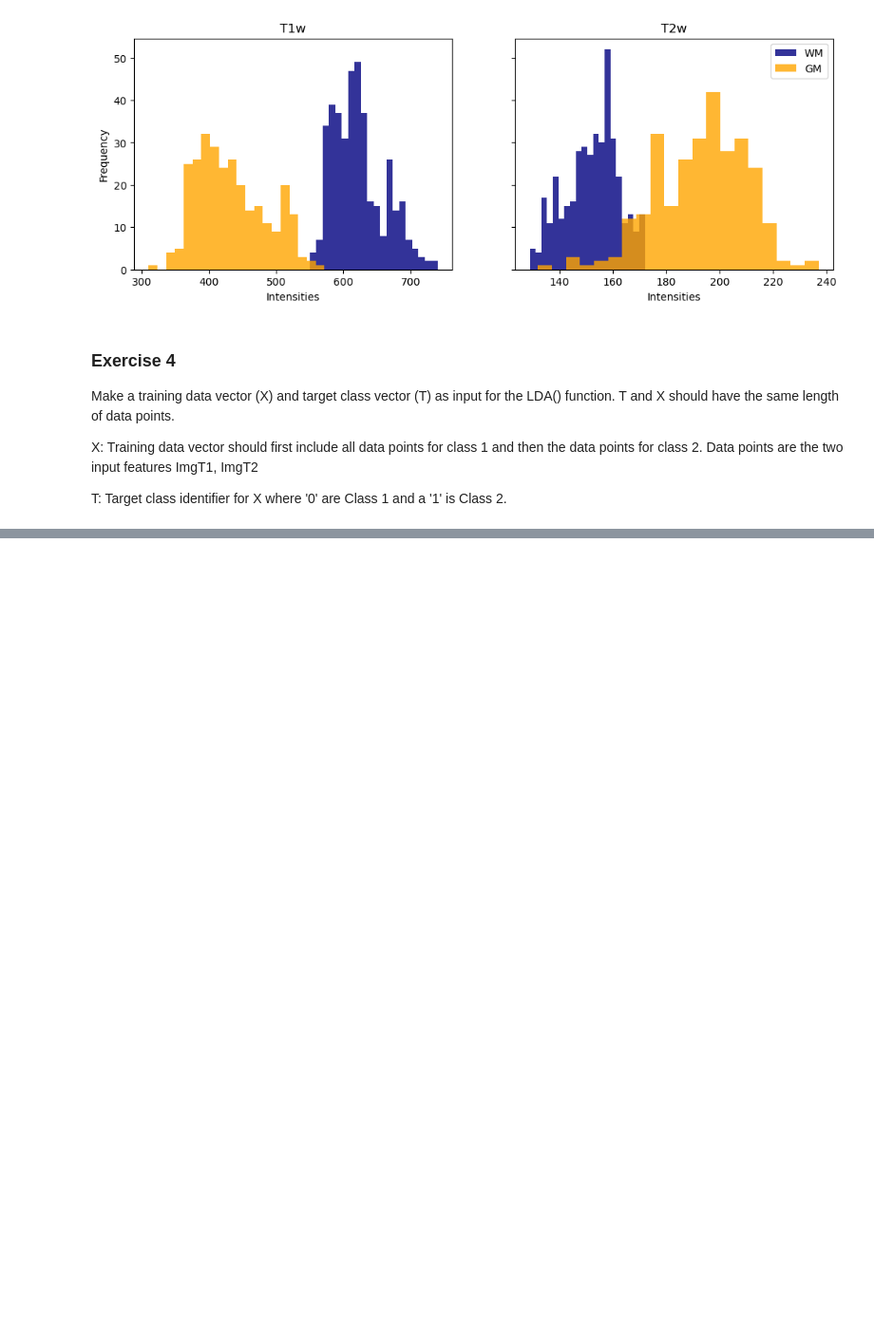
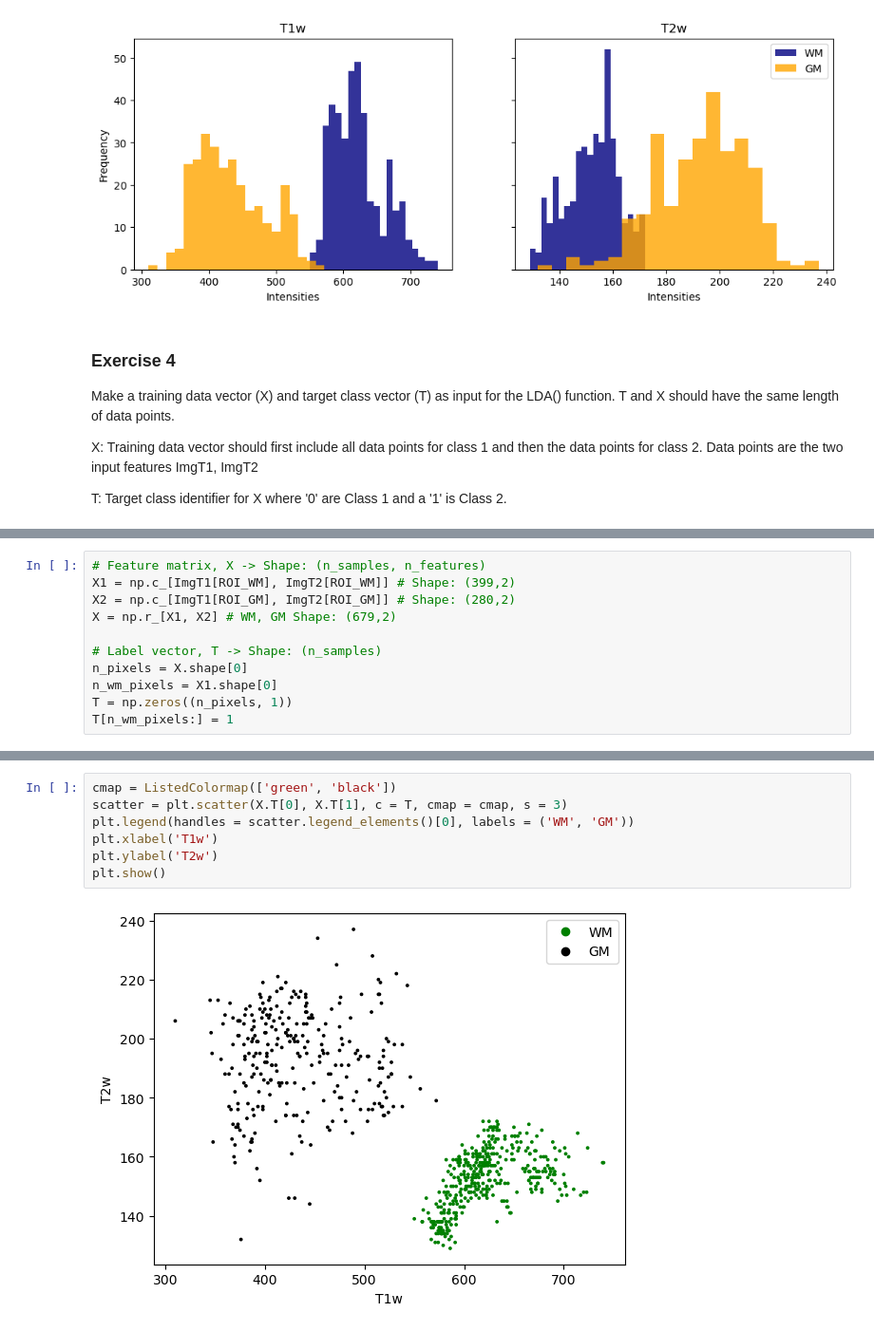
Before and after one commit to NajaJean/DTUImageAnalysis, a Jupyter notebook: exercises/ex6b-AdvancedPixelClassification/06b_Advanced_Seg.ipynb, the cells around one changed output, grey strips where cells are left out. Shown at 95% size. Drawn from its saved outputs; the diff is of its cells as text; blank space fills up the shorter version.

```diff
--- a/exercises/ex6b-AdvancedPixelClassification/06b_Advanced_Seg.ipynb
+++ b/exercises/ex6b-AdvancedPixelClassification/06b_Advanced_Seg.ipynb
@@ -188,0 +166,11 @@ ValueError: matrix must be 2-dimensional
+# %%
+# Feature matrix, X -> Shape: (n_samples, n_features)
+X1 = np.c_[ImgT1[ROI_WM], ImgT2[ROI_WM]] # Shape: (399,2)
+X2 = np.c_[ImgT1[ROI_GM], ImgT2[ROI_GM]] # Shape: (280,2)
+X = np.r_[X1, X2] # WM, GM Shape: (679,2)
+
+# Label vector, T -> Shape: (n_samples)
+n_pixels = X.shape[0]
+n_wm_pixels = X1.shape[0]
+T = np.zeros((n_pixels, 1))
+T[n_wm_pixels:] = 1
@@ -188,0 +182,9 @@ ValueError: matrix must be 2-dimensional
+# %%
+cmap = ListedColormap(['green', 'black'])
+scatter = plt.scatter(X.T[0], X.T[1], c = T, cmap = cmap, s = 3)
+plt.legend(handles = scatter.legend_elements()[0], labels = ('WM', 'GM'))
+plt.xlabel('T1w')
+plt.ylabel('T2w')
+plt.show()
+# %% [output]
+[figure, added]
```
Also changed, not shown: parts of 30 cells of this notebook, 10 other files.
